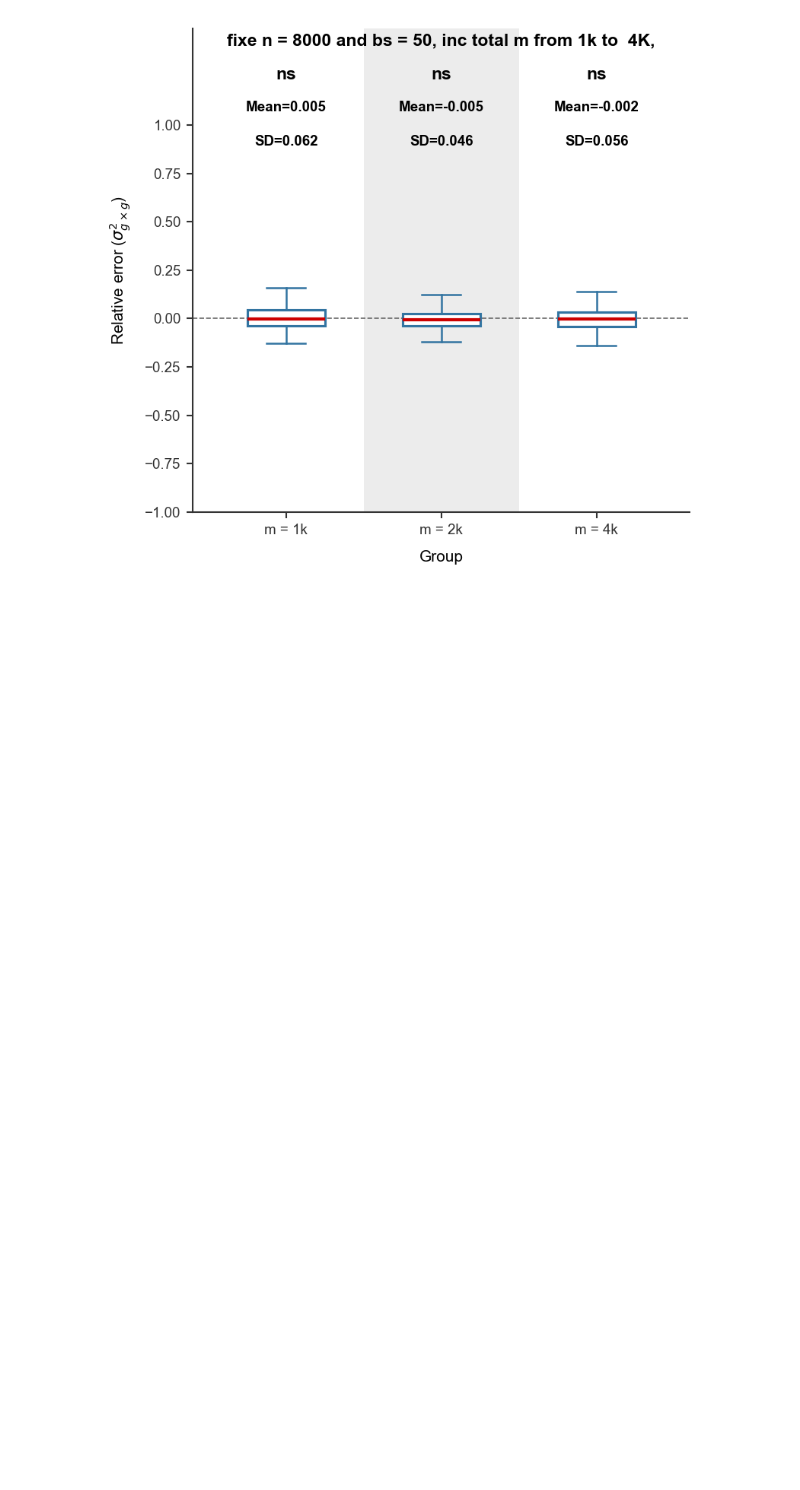
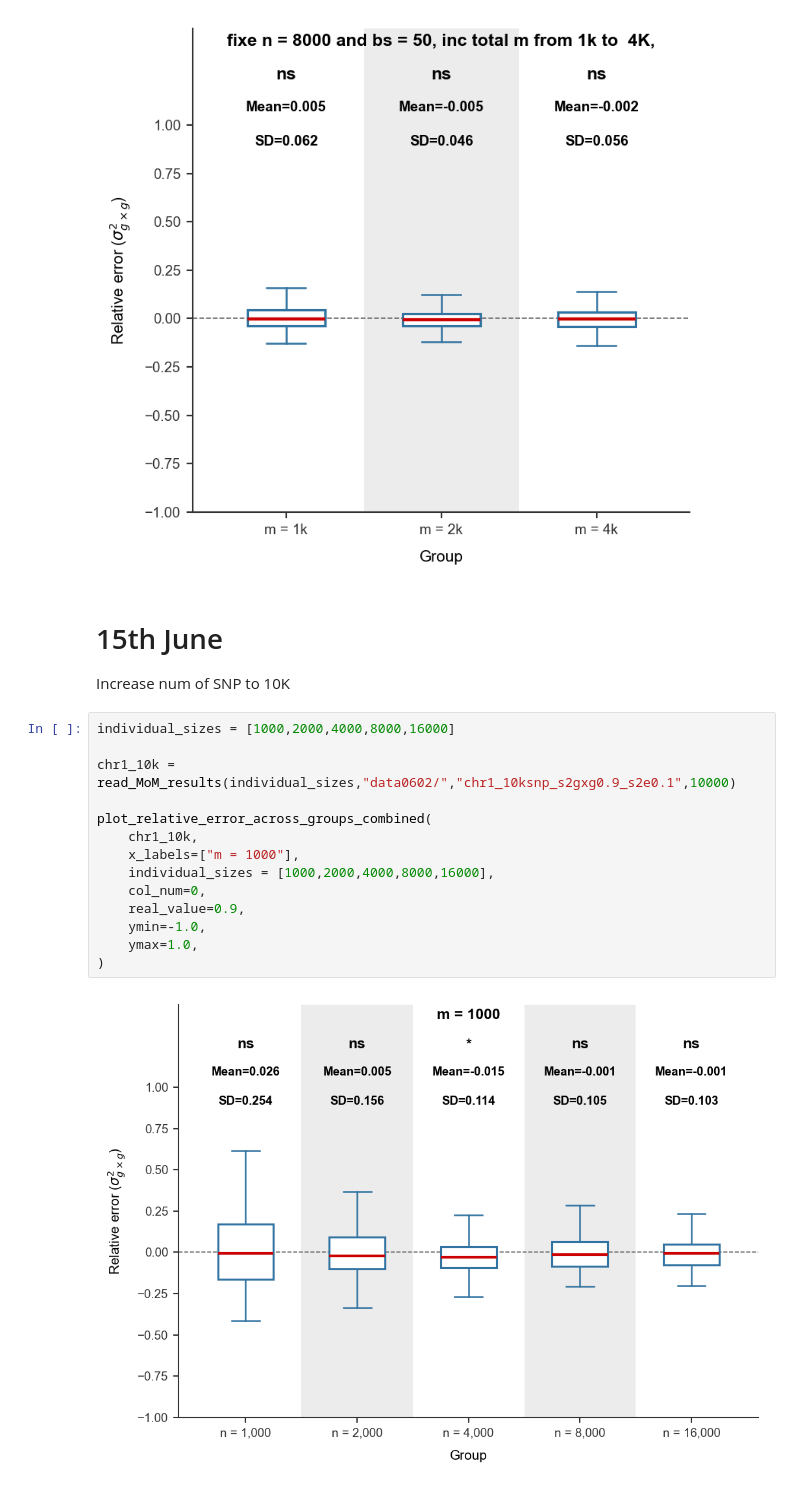
Before and after one commit to border-lab/Full-gene-level-GxG-Estimation, a Jupyter notebook: Thesis/Thesis.ipynb, the cells around one changed output. Saved outputs shown, nothing was run; the diff lists cells and outputs as text; blank space fills up the shorter version.

Commit message:
update data

```diff
--- a/Thesis/Thesis.ipynb
+++ b/Thesis/Thesis.ipynb
@@ -1266,3 +1266,22 @@ plot_relative_error_across_groups_combined(
 # %% [output]
 [figure]
 [figure]
+# %% [markdown]
+# 15th June
+Increase num of SNP to 10K
+# %%
+individual_sizes = [1000,2000,4000,8000,16000]
+
+chr1_10k = read_MoM_results(individual_sizes,"data0602/","chr1_10ksnp_s2gxg0.9_s2e0.1",10000)
+
+plot_relative_error_across_groups_combined(
+    chr1_10k,
+    x_labels=["m = 1000"],
+    individual_sizes = [1000,2000,4000,8000,16000],
+    col_num=0,
+    real_value=0.9,
+    ymin=-1.0,
+    ymax=1.0,
+)
+# %% [output]
+[figure, added]
```
Also changed, not shown: 5 other files.
